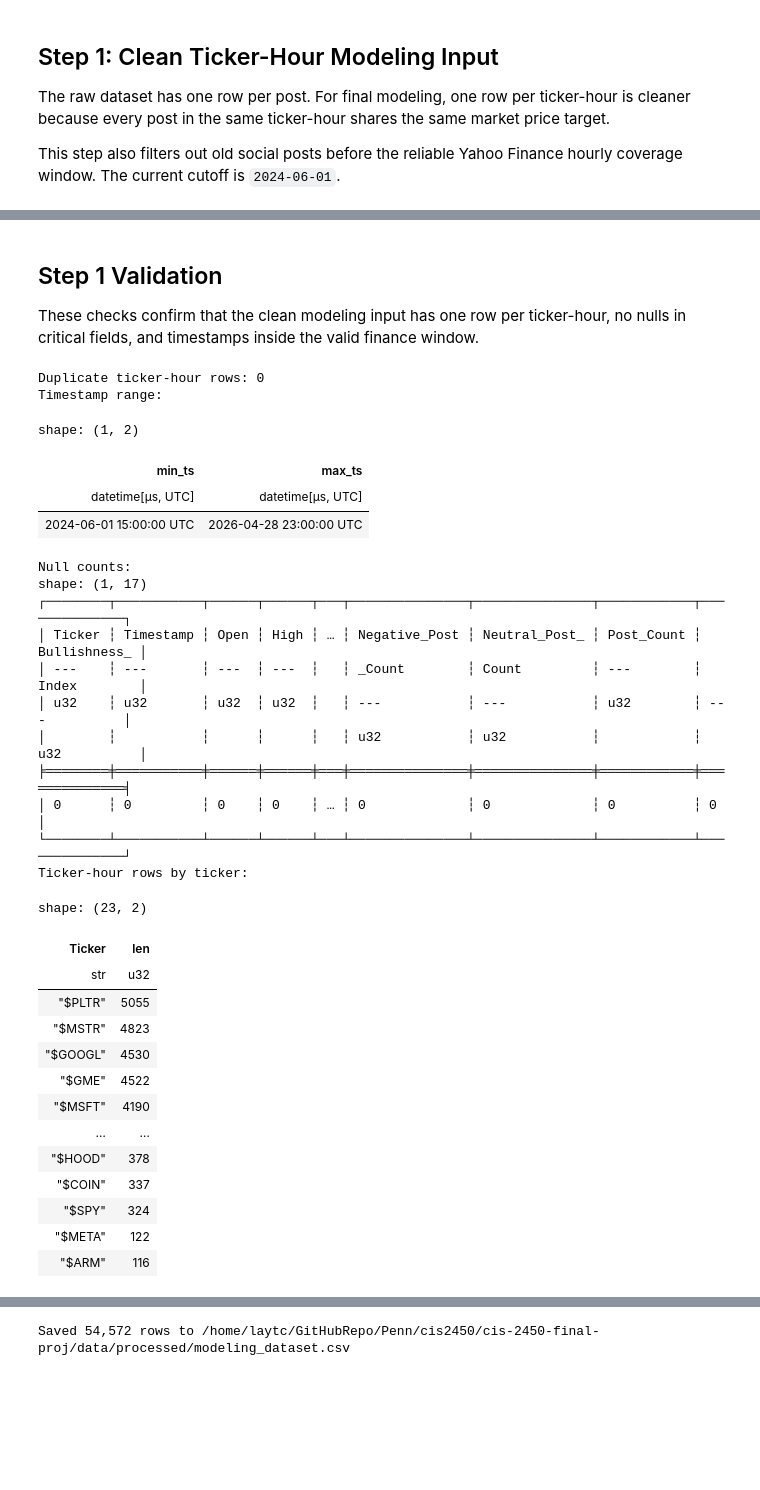
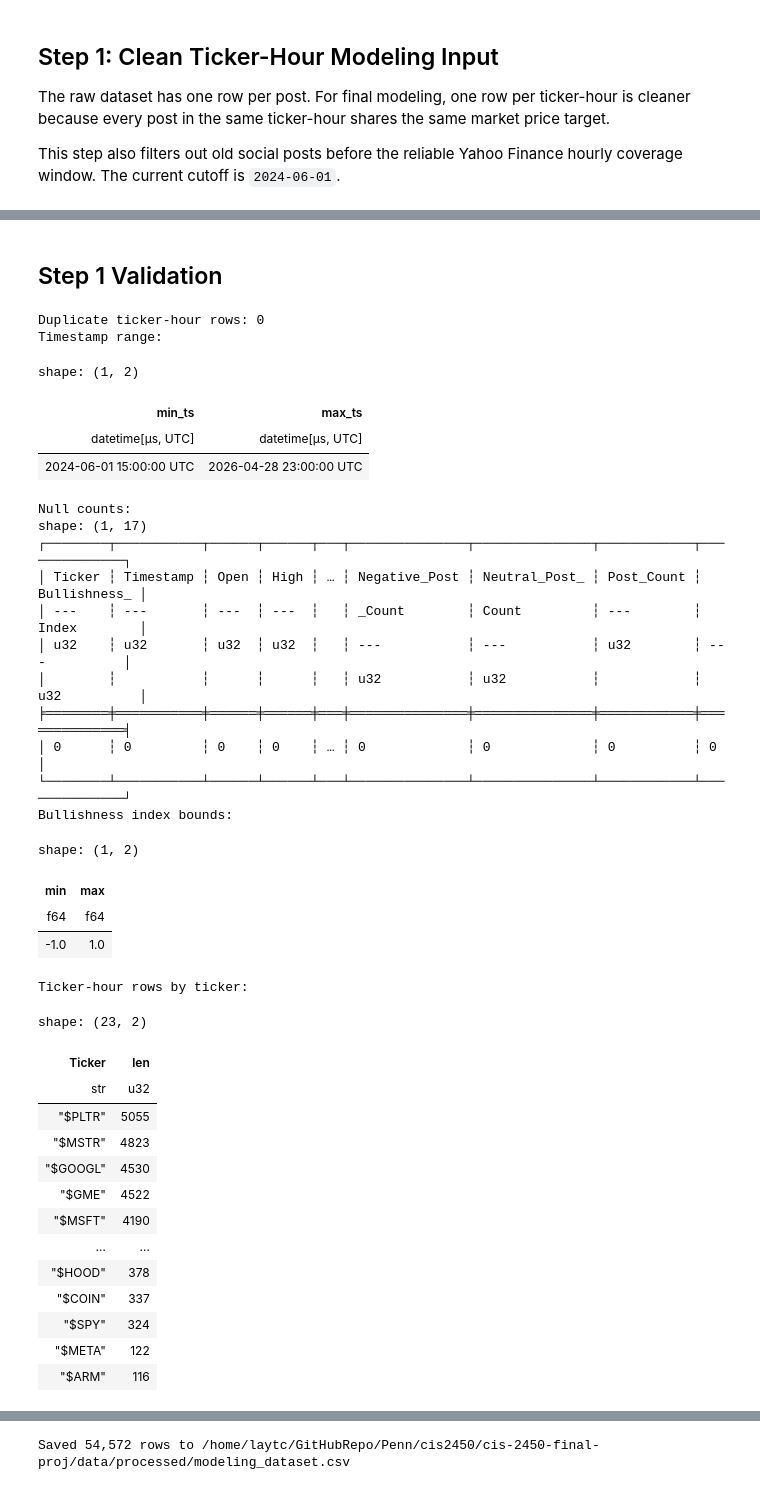
Before and after one commit to DPnimo11/cis-2450-final-proj, a Jupyter notebook: notebooks/02_feature_engineering.ipynb, the cells around one changed output, grey strips where cells are left out. Saved outputs shown, nothing was run; the diff lists cells and outputs as text; code cells hidden in the pictures; blank space fills up the shorter version.

```diff
--- a/notebooks/02_feature_engineering.ipynb
+++ b/notebooks/02_feature_engineering.ipynb
@@ -86,54 +96,60 @@ shape: (5, 17)
 | "$AAPL" | 2025-07-08 02:00:00 UTC | 210.130005 | 210.490005 | 208.449997 | 209.279999 | 9381795 | 0.027583 | 0.027583 | ... |
 | "$AAPL" | 2025-07-08 05:00:00 UTC | 210.130005 | 210.490005 | 208.449997 | 209.279999 | 9381795 | -0.033409 | 0.075754 | ... |
 | "$AAPL" | 2025-07-08 06:00:00 UTC | 210.130005 | 210.490005 | 208.449997 | 209.279999 | 9381795 | 0.019368 | 0.019368 | ... |
-# %% [markdown]
-## Step 1 Validation
-
-These checks confirm that the clean modeling input has one row per ticker-hour, no nulls in critical fields, and timestamps inside the valid finance window.
+# %% [markdown]
+## Step 1 Validation
 # %%
 duplicate_ticker_hours = clean_hourly_df.height - clean_hourly_df.select(["Ticker", "Timestamp"]).unique().height
 
 print(f"Duplicate ticker-hour rows: {duplicate_ticker_hours}")
 print("Timestamp range:")
 display(clean_hourly_df.select(pl.col("Timestamp").min().alias("min_ts"), pl.col("Timestamp").max().alias("max_ts")))
 
 print("Null counts:")
 print(clean_hourly_df.null_count())
 
+print("Bullishness index bounds:")
+display(clean_hourly_df.select(pl.col("Bullishness_Index").min().alias("min"), pl.col("Bullishness_Index").max().alias("max")))
+
 print("Ticker-hour rows by ticker:")
 display(clean_hourly_df.group_by("Ticker").len().sort("len", descending=True))
 # %% [output]
 Duplicate ticker-hour rows: 0
 Timestamp range:
 shape: (1, 2)
 | min_ts | max_ts |
 | datetime[μs, UTC] | datetime[μs, UTC] |
 | 2024-06-01 15:00:00 UTC | 2026-04-28 23:00:00 UTC |
 Null counts:
 shape: (1, 17)
 ┌────────┬───────────┬──────┬──────┬───┬───────────────┬───────────────┬────────────┬──────────────┐
 │ Ticker ┆ Timestamp ┆ Open ┆ High ┆ … ┆ Negative_Post ┆ Neutral_Post_ ┆ Post_Count ┆ Bullishness_ │
 │ ---    ┆ ---       ┆ ---  ┆ ---  ┆   ┆ _Count        ┆ Count         ┆ ---        ┆ Index        │
 │ u32    ┆ u32       ┆ u32  ┆ u32  ┆   ┆ ---           ┆ ---           ┆ u32        ┆ ---          │
 │        ┆           ┆      ┆      ┆   ┆ u32           ┆ u32           ┆            ┆ u32          │
 ╞════════╪═══════════╪══════╪══════╪═══╪═══════════════╪═══════════════╪════════════╪══════════════╡
 │ 0      ┆ 0         ┆ 0    ┆ 0    ┆ … ┆ 0             ┆ 0             ┆ 0          ┆ 0            │
 └────────┴───────────┴──────┴──────┴───┴───────────────┴───────────────┴────────────┴──────────────┘
-Ticker-hour rows by ticker:
+Bullishness index bounds:
-shape: (23, 2)
+shape: (1, 2)
-| Ticker | len |
-| str | u32 |
-| "$PLTR" | 5055 |
-| "$MSTR" | 4823 |
-| "$GOOGL" | 4530 |
-| "$GME" | 4522 |
-| "$MSFT" | 4190 |
-| … | … |
-| "$HOOD" | 378 |
-| "$COIN" | 337 |
-| "$SPY" | 324 |
-| "$META" | 122 |
-| "$ARM" | 116 |
+| min | max |
+| f64 | f64 |
+| -1.0 | 1.0 |
+Ticker-hour rows by ticker:
+shape: (23, 2)
+| Ticker | len |
+| str | u32 |
+| "$PLTR" | 5055 |
+| "$MSTR" | 4823 |
+| "$GOOGL" | 4530 |
+| "$GME" | 4522 |
+| "$MSFT" | 4190 |
+| … | … |
+| "$HOOD" | 378 |
+| "$COIN" | 337 |
+| "$SPY" | 324 |
+| "$META" | 122 |
+| "$ARM" | 116 |
 # %% [markdown]
 ## Save Step 1 Modeling Input
 
```
Also changed, not shown: parts of 13 cells of this notebook, 5 other files.
